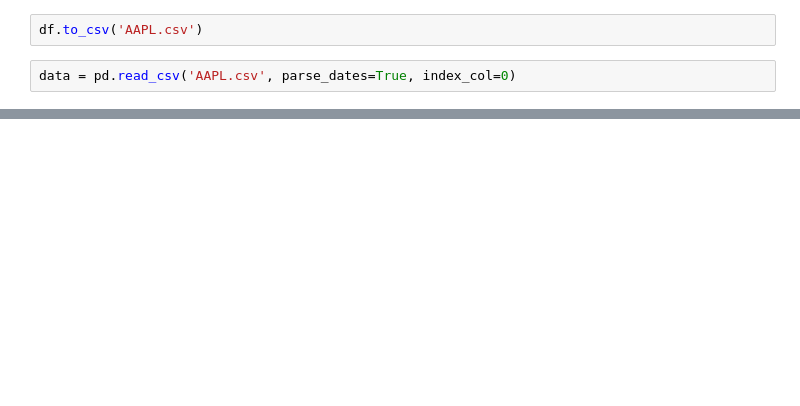
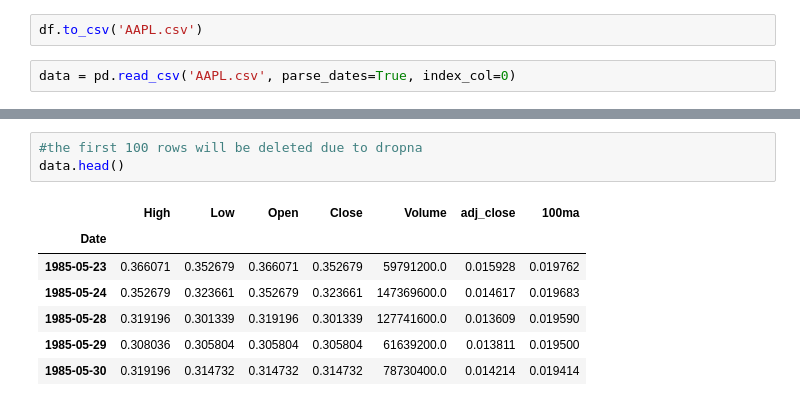
Before and after one commit to KarthikBhaktha/Apple-Stock, a Jupyter notebook: stockpy.ipynb, the cells around one changed output, grey strips where cells are left out. Drawn from its saved outputs; the diff is of its cells as text; blank space fills up the shorter version.

```diff
--- a/stockpy.ipynb
+++ b/stockpy.ipynb
@@ -62,0 +87,11 @@ data[['adj_close','High','Low','Open','Close']].plot()
+# %%
+#the first 100 rows will be deleted due to dropna
+data.head()
+# %% [output]
+|  | High | Low | Open | Close | Volume | adj_close | 100ma |
+| Date |  |  |  |  |  |  |  |
+| 1985-05-23 | 0.366071 | 0.352679 | 0.366071 | 0.352679 | 59791200.0 | 0.015928 | 0.019762 |
+| 1985-05-24 | 0.352679 | 0.323661 | 0.352679 | 0.323661 | 147369600.0 | 0.014617 | 0.019683 |
+| 1985-05-28 | 0.319196 | 0.301339 | 0.319196 | 0.301339 | 127741600.0 | 0.013609 | 0.019590 |
+| 1985-05-29 | 0.308036 | 0.305804 | 0.305804 | 0.305804 | 61639200.0 | 0.013811 | 0.019500 |
+| 1985-05-30 | 0.319196 | 0.314732 | 0.314732 | 0.314732 | 78730400.0 | 0.014214 | 0.019414 |
```
Also changed, not shown: parts of 11 cells of this notebook, 1 other file.
